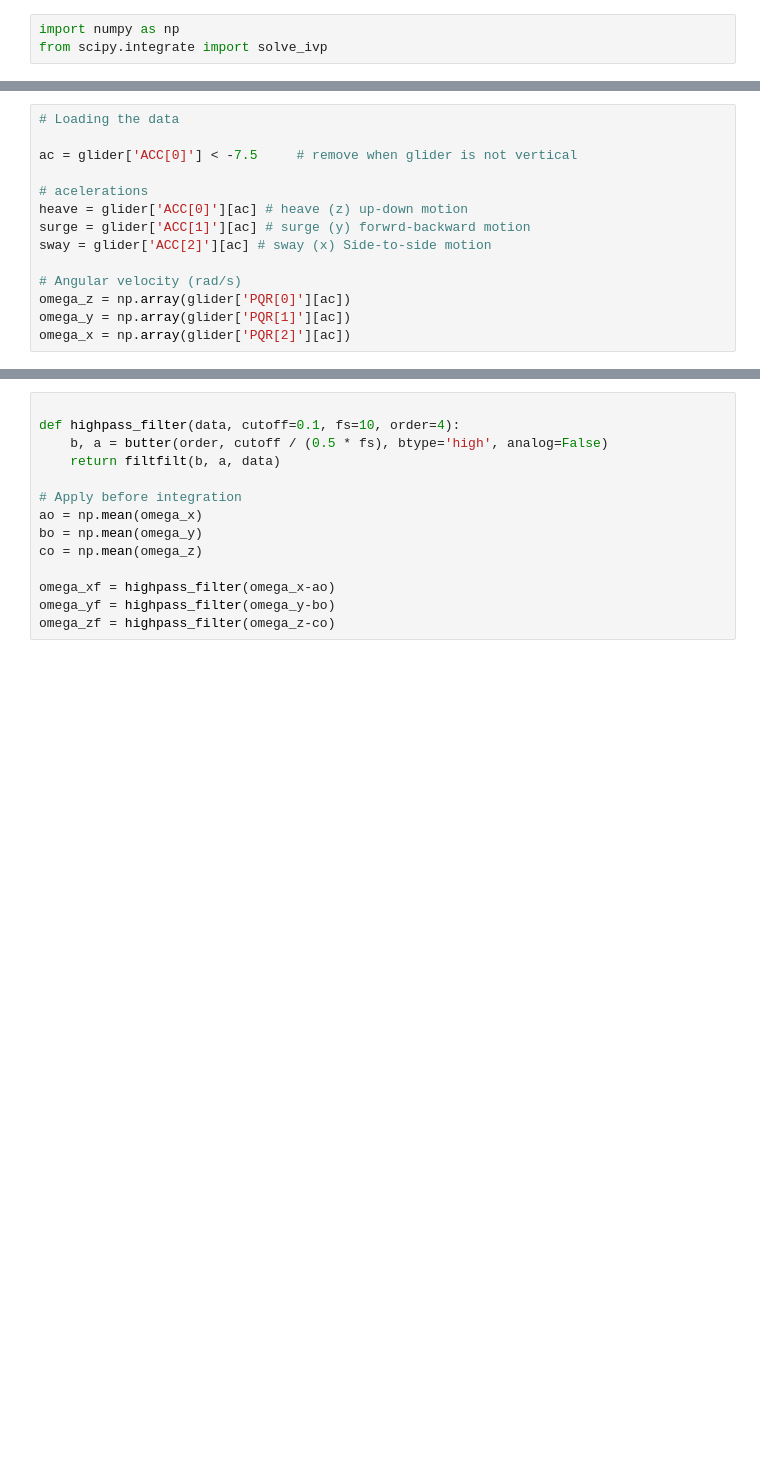
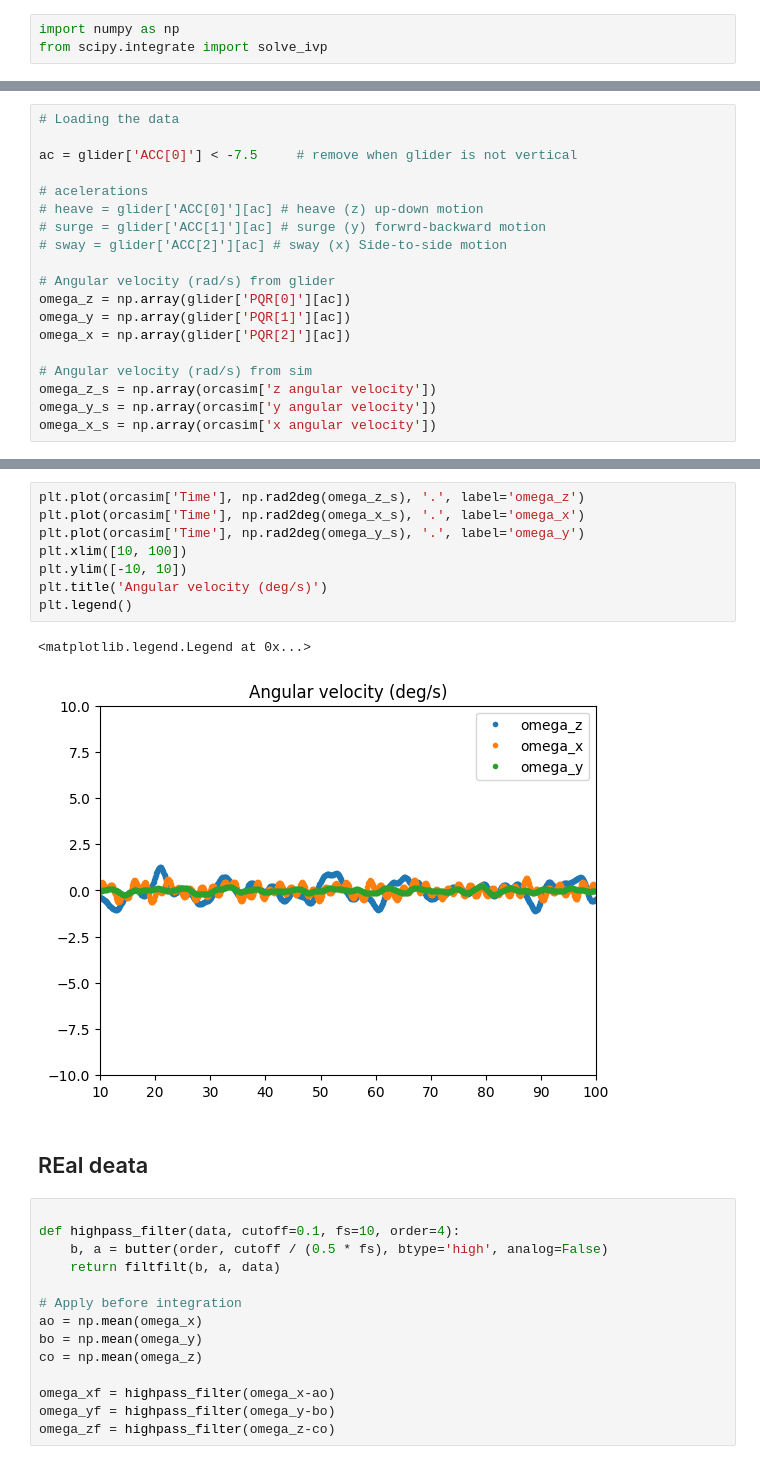
Before and after one commit to alesss42/glider_wave, a Jupyter notebook: Analysis/Python_workbook.ipynb, the cells around one changed output, grey strips where cells are left out. Saved outputs shown, nothing was run; the diff lists cells and outputs as text; blank space fills up the shorter version.

```diff
--- a/Analysis/Python_workbook.ipynb
+++ b/Analysis/Python_workbook.ipynb
@@ -287,11 +298,16 @@ print(time.size)
 ac = glider['ACC[0]'] < -7.5     # remove when glider is not vertical
 
 # acelerations
-heave = glider['ACC[0]'][ac] # heave (z) up-down motion
-surge = glider['ACC[1]'][ac] # surge (y) forwrd-backward motion
-sway = glider['ACC[2]'][ac] # sway (x) Side-to-side motion
+# heave = glider['ACC[0]'][ac] # heave (z) up-down motion
+# surge = glider['ACC[1]'][ac] # surge (y) forwrd-backward motion
+# sway = glider['ACC[2]'][ac] # sway (x) Side-to-side motion
 
-# Angular velocity (rad/s)
+# Angular velocity (rad/s) from glider
 omega_z = np.array(glider['PQR[0]'][ac])
 omega_y = np.array(glider['PQR[1]'][ac])
 omega_x = np.array(glider['PQR[2]'][ac])
+
+# Angular velocity (rad/s) from sim
+omega_z_s = np.array(orcasim['z angular velocity'])
+omega_y_s = np.array(orcasim['y angular velocity'])
+omega_x_s = np.array(orcasim['x angular velocity'])
@@ -311,3 +325,16 @@ plt.legend()
+# %%
+plt.plot(orcasim['Time'], np.rad2deg(omega_z_s), '.', label='omega_z')
+plt.plot(orcasim['Time'], np.rad2deg(omega_x_s), '.', label='omega_x')
+plt.plot(orcasim['Time'], np.rad2deg(omega_y_s), '.', label='omega_y')
+plt.xlim([10, 100])
+plt.ylim([-10, 10])
+plt.title('Angular velocity (deg/s)')
+plt.legend()
+# %% [output]
+<matplotlib.legend.Legend at 0x...>
+[figure, added]
+# %% [markdown]
+## REal deata
 # %%
 
 def highpass_filter(data, cutoff=0.1, fs=10, order=4):
```
Also changed, not shown: parts of 60 cells of this notebook, 2 other files.
